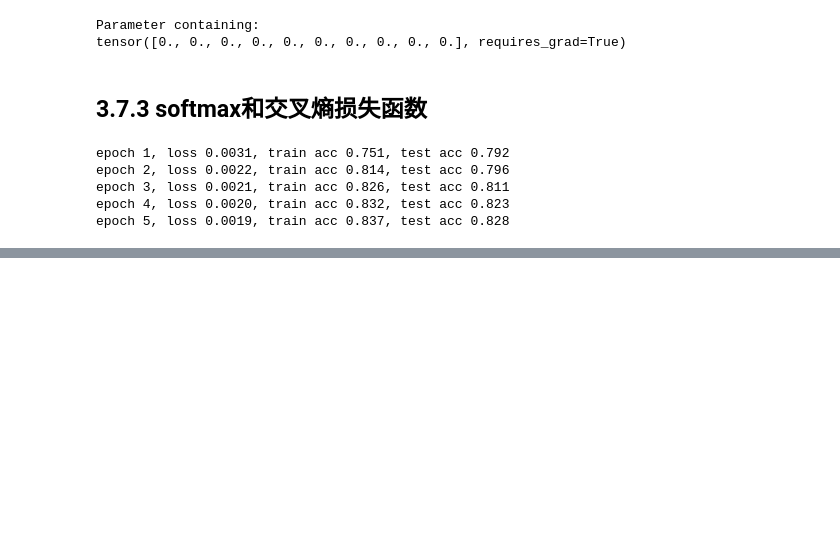
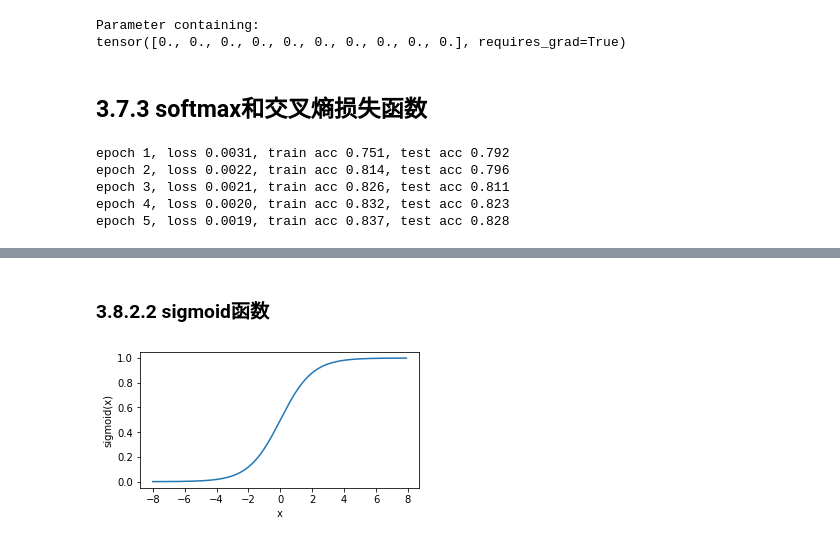
Before and after one commit to lllhhh/DeepLearningNotes, a Jupyter notebook: 动手学深度学习/2、深度学习基础.ipynb, the cells around one changed output, grey strips where cells are left out. Saved outputs shown, nothing was run; the diff lists cells and outputs as text; code cells hidden in the pictures; blank space fills up the shorter version.

```diff
--- a/动手学深度学习/2、深度学习基础.ipynb
+++ b/动手学深度学习/2、深度学习基础.ipynb
@@ -636,0 +664,7 @@ epoch 5, loss 0.0019, train acc 0.837, test acc 0.828
+# %% [markdown]
+### 3.8.2.2 sigmoid函数
+# %%
+y = x.sigmoid()
+xyplot(x, y , 'sigmoid')
+# %% [output]
+[figure, added]
```
Also changed, not shown: parts of 27 cells of this notebook.
